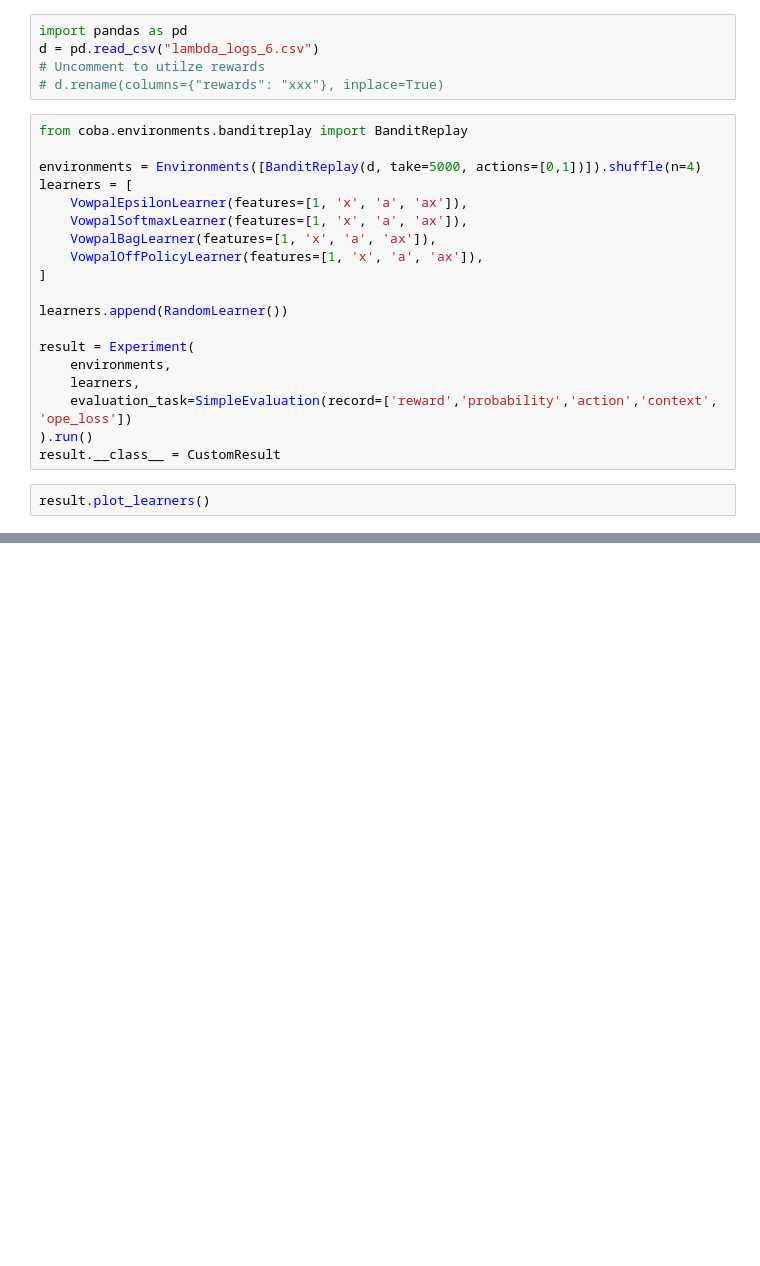
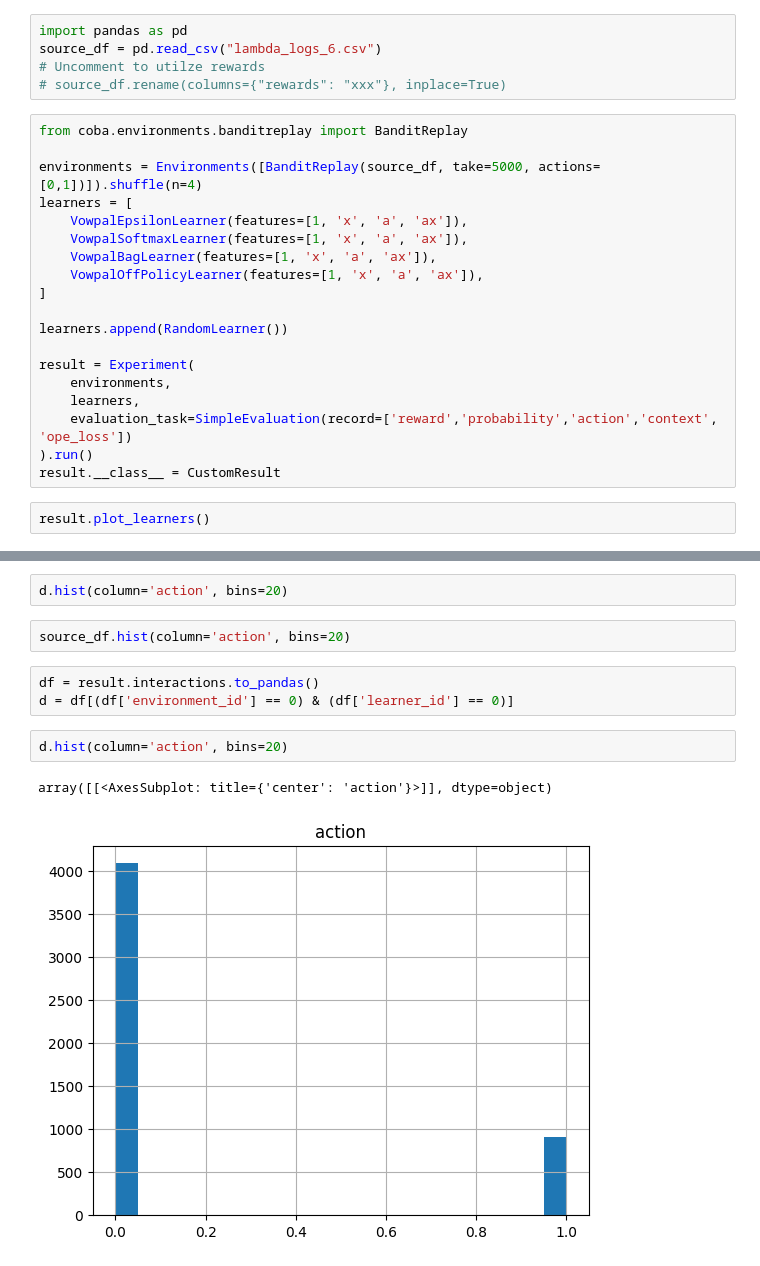
Before and after one commit to VowpalWabbit/coba, a Jupyter notebook: examples/experiments/benchmark/bandit_replay.ipynb, the cells around one changed output, grey strips where cells are left out. Saved outputs shown, nothing was run; the diff lists cells and outputs as text; blank space fills up the shorter version.

```diff
--- a/examples/experiments/benchmark/bandit_replay.ipynb
+++ b/examples/experiments/benchmark/bandit_replay.ipynb
@@ -16,13 +19,13 @@ from coba.primitives import Context, Action
 # Run Simulation
 # %%
 import pandas as pd
-d = pd.read_csv("lambda_logs_6.csv")
+source_df = pd.read_csv("lambda_logs_6.csv")
 # Uncomment to utilze rewards
-# d.rename(columns={"rewards": "xxx"}, inplace=True)
+# source_df.rename(columns={"rewards": "xxx"}, inplace=True)
 # %%
 from coba.environments.banditreplay import BanditReplay
 
-environments = Environments([BanditReplay(d, take=5000, actions=[0,1])]).shuffle(n=4)
+environments = Environments([BanditReplay(source_df, take=5000, actions=[0,1])]).shuffle(n=4)
 learners = [
     VowpalEpsilonLearner(features=[1, 'x', 'a', 'ax']),
     VowpalSoftmaxLearner(features=[1, 'x', 'a', 'ax']),
@@ -42,0 +52,12 @@ result.plot_learners()
+# %%
+d.hist(column='action', bins=20)
+# %%
+source_df.hist(column='action', bins=20)
+# %%
+df = result.interactions.to_pandas()
+d = df[(df['environment_id'] == 0) & (df['learner_id'] == 0)]
+# %%
+d.hist(column='action', bins=20)
+# %% [output]
+array([[<AxesSubplot: title={'center': 'action'}>]], dtype=object)
+[figure, added]
```
Also changed, not shown: parts of 4 cells of this notebook, 1 other file.
